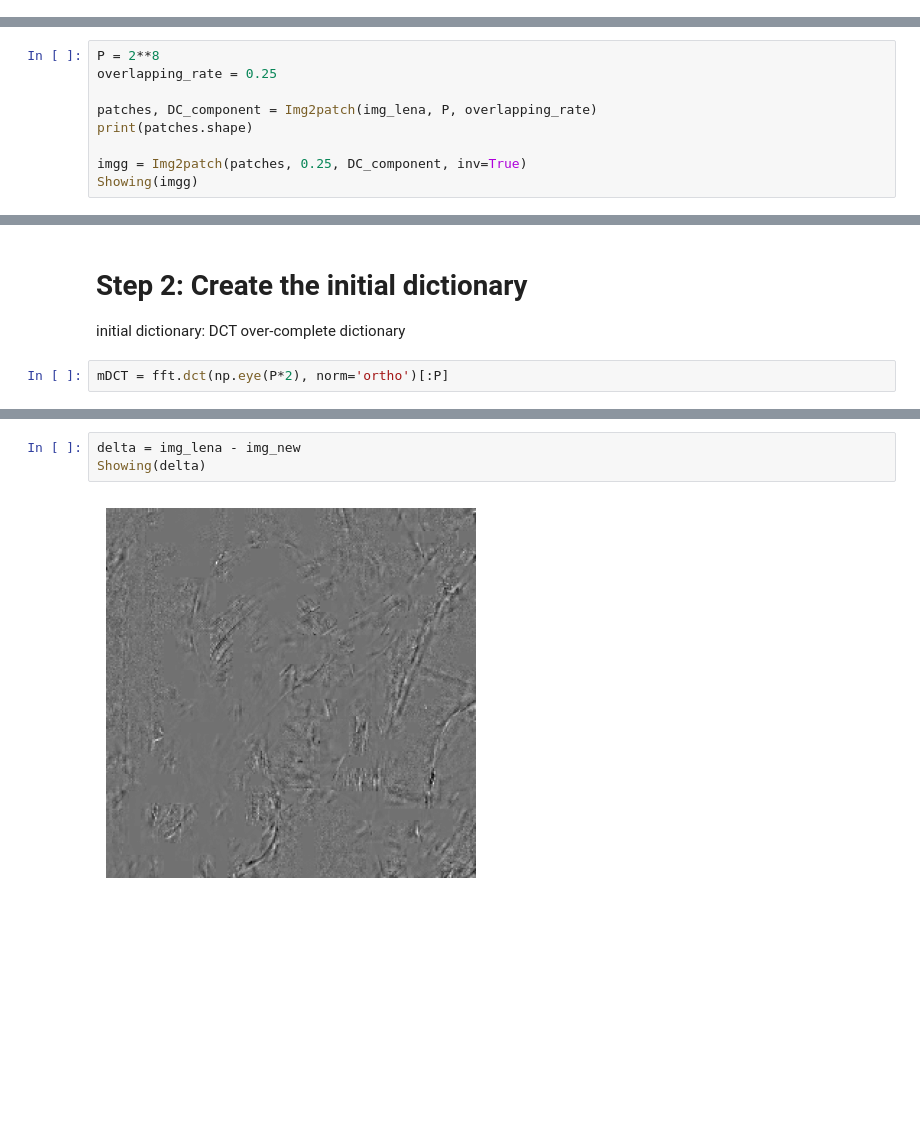
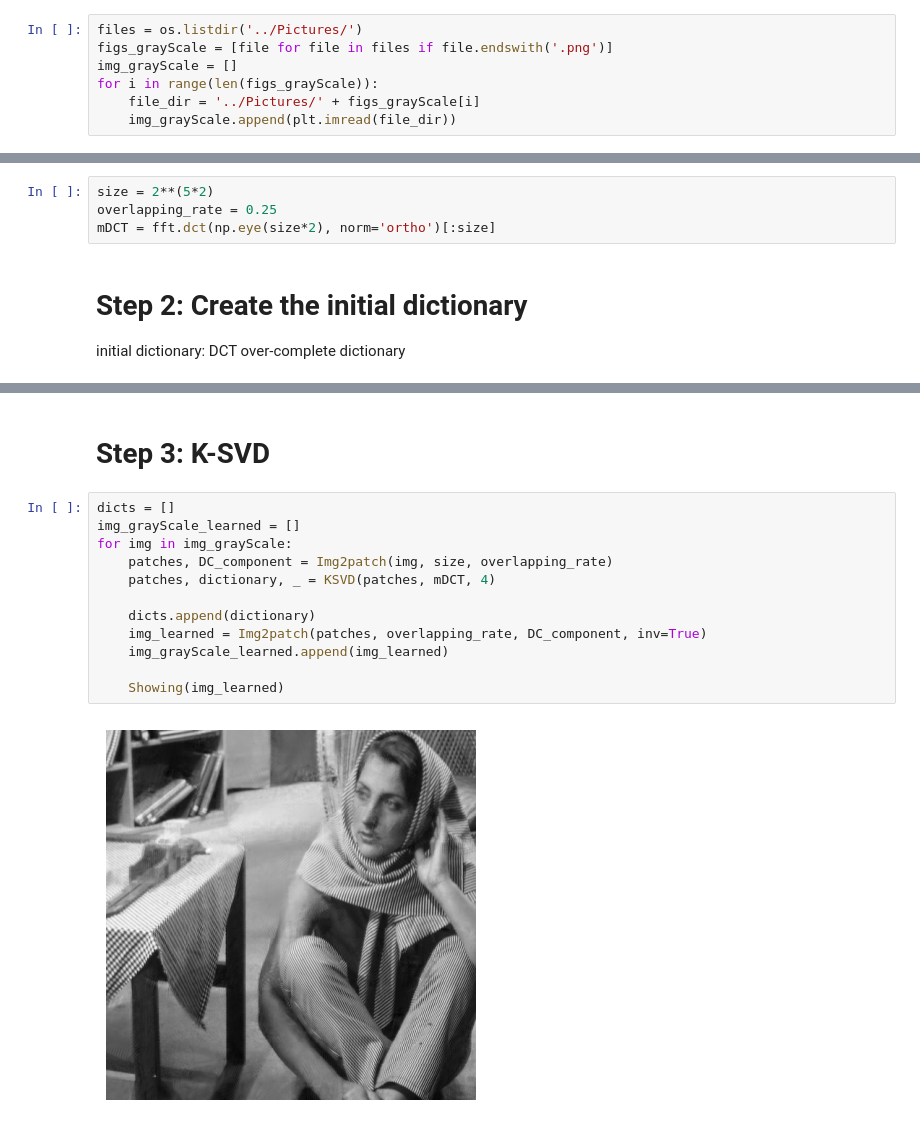
Before and after one commit to SJTUYoimiya/course-project, a Jupyter notebook: Codes/main.ipynb, the cells around one changed output, grey strips where cells are left out. Drawn from its saved outputs; the diff is of its cells as text; blank space fills up the shorter version.

```diff
--- a/Codes/main.ipynb
+++ b/Codes/main.ipynb
@@ -19,3 +14,10 @@ Showing(img_lena)
+# %%
+files = os.listdir('../Pictures/')
+figs_grayScale = [file for file in files if file.endswith('.png')]
+img_grayScale = []
+for i in range(len(figs_grayScale)):
+    file_dir = '../Pictures/' + figs_grayScale[i]
+    img_grayScale.append(plt.imread(file_dir))
 # %%
 # import the RGB image
 img_01 = plt.imread('../Pictures/McM/McM01.tif')
@@ -34,12 +38,3 @@ Showing(img_01_R, img_01_G, img_01_B)
 [figure]
 # %% [markdown]
 # Step 1. Cut the image into patches
-# %%
-P = 2**8
-overlapping_rate = 0.25
-
-patches, DC_component = Img2patch(img_lena, P, overlapping_rate)
-print(patches.shape)
-
-imgg = Img2patch(patches, 0.25, DC_component, inv=True)
-Showing(imgg)
@@ -49,6 +41,8 @@ Showing(imgg)
+# %%
+size = 2**(5*2)
+overlapping_rate = 0.25
+mDCT = fft.dct(np.eye(size*2), norm='ortho')[:size]
 # %% [markdown]
 # Step 2: Create the initial dictionary
 
 initial dictionary: DCT over-complete dictionary
-# %%
-mDCT = fft.dct(np.eye(P*2), norm='ortho')[:P]
@@ -124,5 +49,16 @@ Showing(img_new)
-# %%
-delta = img_lena - img_new
-Showing(delta)
-# %% [output]
-[figure, removed]
+# %% [markdown]
+# Step 3: K-SVD
+# %%
+dicts = []
+img_grayScale_learned = []
+for img in img_grayScale:
+    patches, DC_component = Img2patch(img, size, overlapping_rate)
+    patches, dictionary, _ = KSVD(patches, mDCT, 4)
+
+    dicts.append(dictionary)
+    img_learned = Img2patch(patches, overlapping_rate, DC_component, inv=True)
+    img_grayScale_learned.append(img_learned)
+
+    Showing(img_learned)
+# %% [output]
+[figure, added]
```
Also changed, not shown: parts of 14 cells of this notebook, 2 other files.
